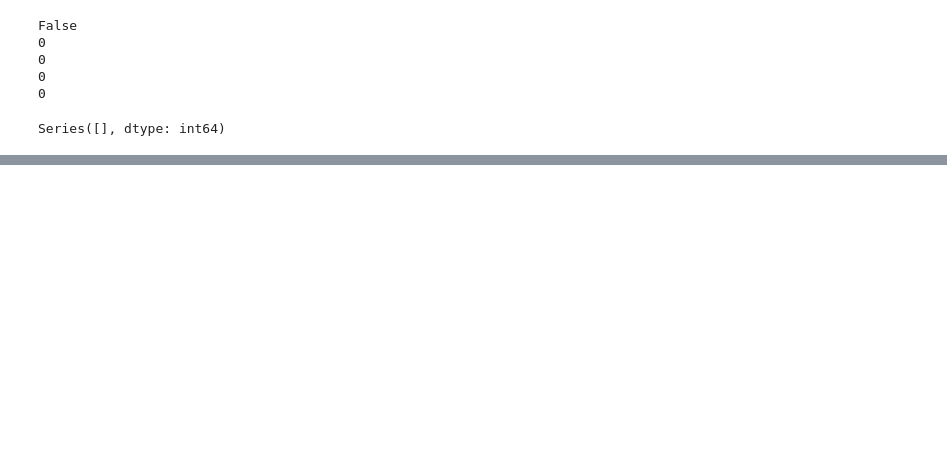
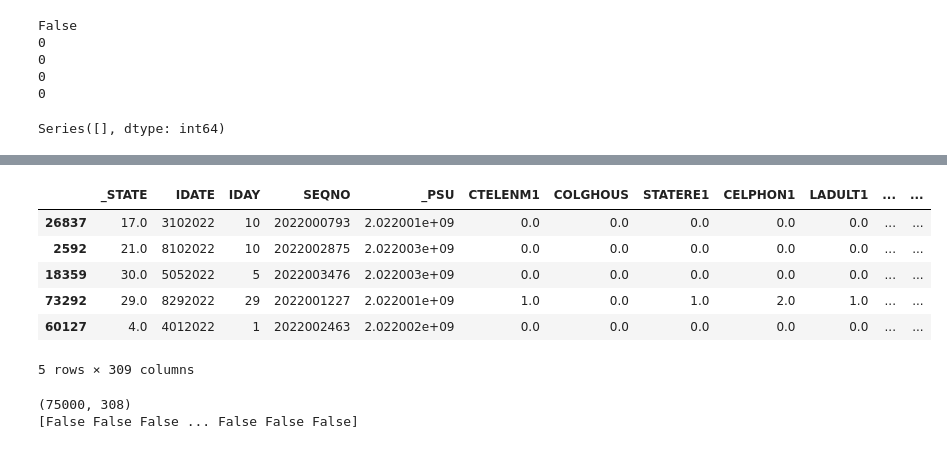
Before and after one commit to Twxstq/sdd-hackathon-heart-risk, a Jupyter notebook: hackathon.ipynb, the cells around one changed output, grey strips where cells are left out. Cells and saved outputs as stored; diff of their text form; code cells hidden in the pictures; blank space fills up the shorter version.

```diff
--- a/hackathon.ipynb
+++ b/hackathon.ipynb
@@ -163,2 +169,21 @@ memory usage: 532.4 MB
 # %%
 sample = data_test_clean.sample(n=75000, random_state=42)
+# %%
+sample.head()
+# %% [output]
+|  | _STATE | IDATE | IDAY | SEQNO | _PSU | CTELENM1 | COLGHOUS | STATERE1 | CELPHON1 | LADULT1 | ... | ... |
+| 26837 | 17.0 | 3102022 | 10 | 2022000793 | 2.022001e+09 | 0.0 | 0.0 | 0.0 | 0.0 | 0.0 | ... | ... |
+| 2592 | 21.0 | 8102022 | 10 | 2022002875 | 2.022003e+09 | 0.0 | 0.0 | 0.0 | 0.0 | 0.0 | ... | ... |
+| 18359 | 30.0 | 5052022 | 5 | 2022003476 | 2.022003e+09 | 0.0 | 0.0 | 0.0 | 0.0 | 0.0 | ... | ... |
+| 73292 | 29.0 | 8292022 | 29 | 2022001227 | 2.022001e+09 | 1.0 | 0.0 | 1.0 | 2.0 | 1.0 | ... | ... |
+| 60127 | 4.0 | 4012022 | 1 | 2022002463 | 2.022002e+09 | 0.0 | 0.0 | 0.0 | 0.0 | 0.0 | ... | ... |
+5 rows × 309 columns
+# %%
+id_pred = sample.iloc[:, -1]
+sample = sample.iloc[:, :-1]
+print(np.shape(sample))
+y_pred = rf_clf.predict(sample)
+print(y_pred)
+# %% [output]
+(75000, 308)
+[False False False ... False False False]
```
Also changed, not shown: parts of 5 cells of this notebook.
